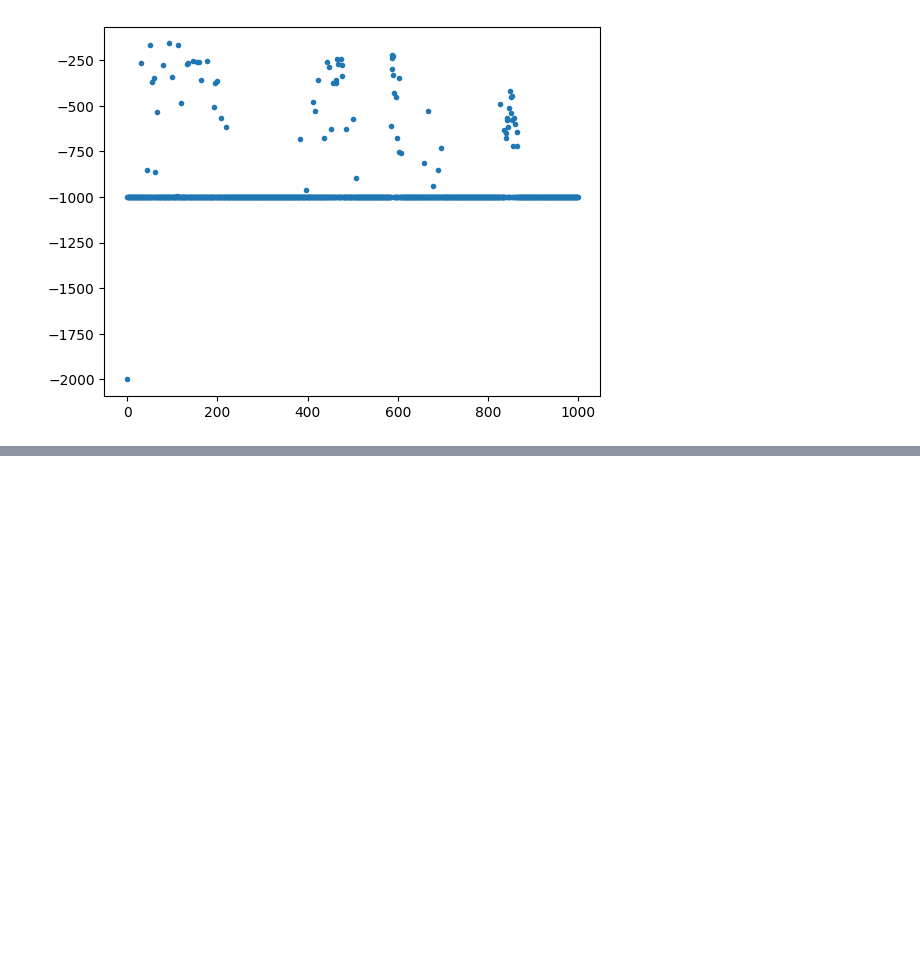
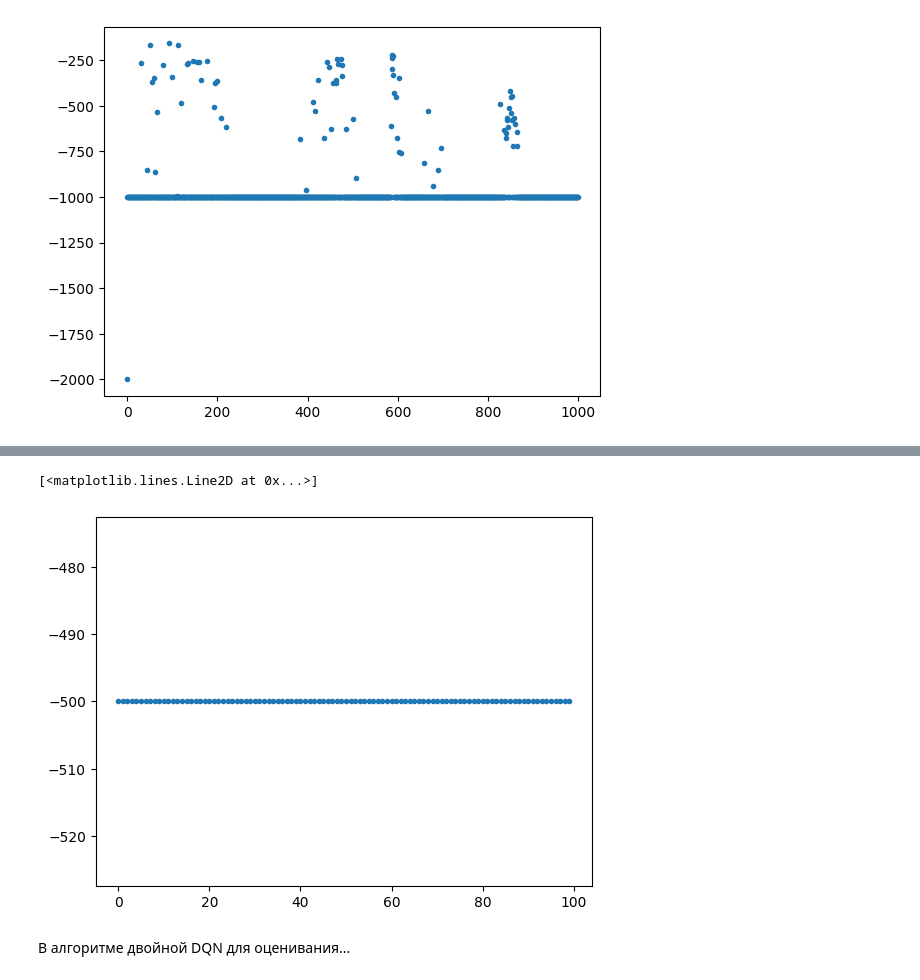
Before and after one commit to Flawed1/machine_learning_practice, a Jupyter notebook: lessons/2023_2/practice_3.ipynb, the cells around one changed output, grey strips where cells are left out. Saved outputs shown, nothing was run; the diff lists cells and outputs as text; code cells hidden in the pictures; blank space fills up the shorter version.

```diff
--- a/lessons/2023_2/practice_3.ipynb
+++ b/lessons/2023_2/practice_3.ipynb
@@ -2119,0 +2234,3 @@ plt.plot(total_reward_episode, ls="", marker=".")
+# %%
+n_episodes = 100
+total_reward_episode = [0] * n_episodes
@@ -2119,0 +2245,5 @@ plt.plot(total_reward_episode, ls="", marker=".")
+# %%
+plt.plot(total_reward_episode, ls="", marker=".")
+# %% [output]
+[<matplotlib.lines.Line2D at 0x...>]
+[figure, added]
@@ -2119,0 +2326,2 @@ plt.plot(total_reward_episode, ls="", marker=".")
+# %% [markdown]
+В алгоритме двойной DQN для оценивания...
```
Also changed, not shown: parts of 52 cells of this notebook.
